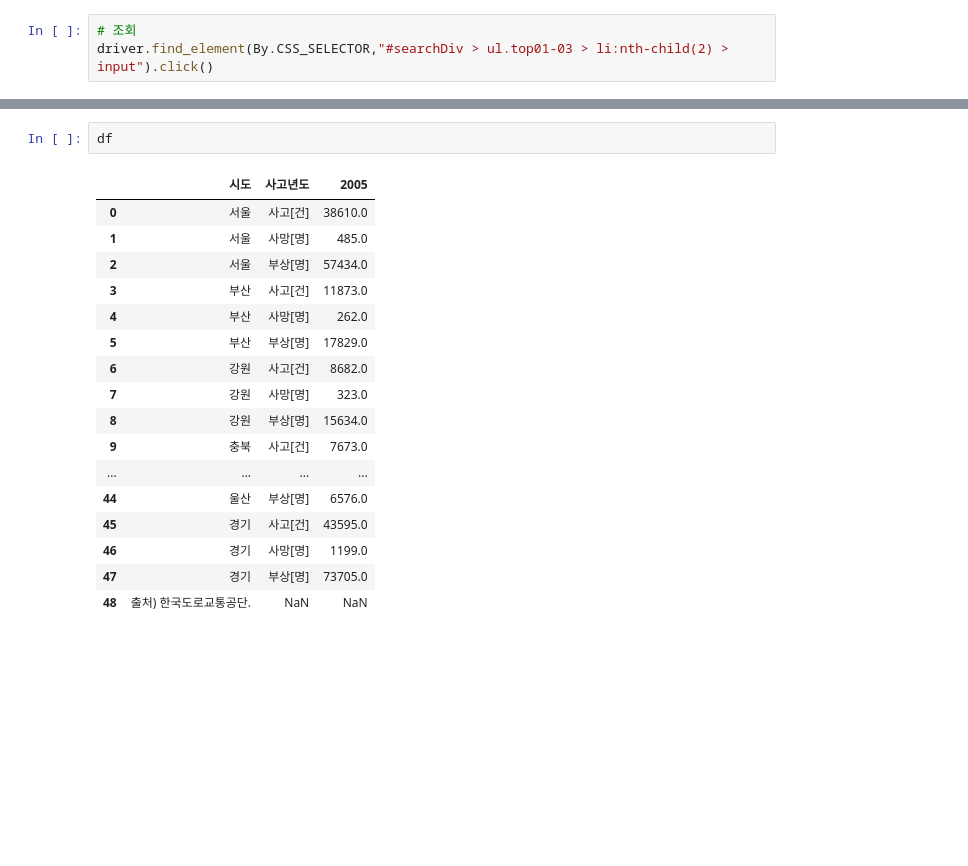
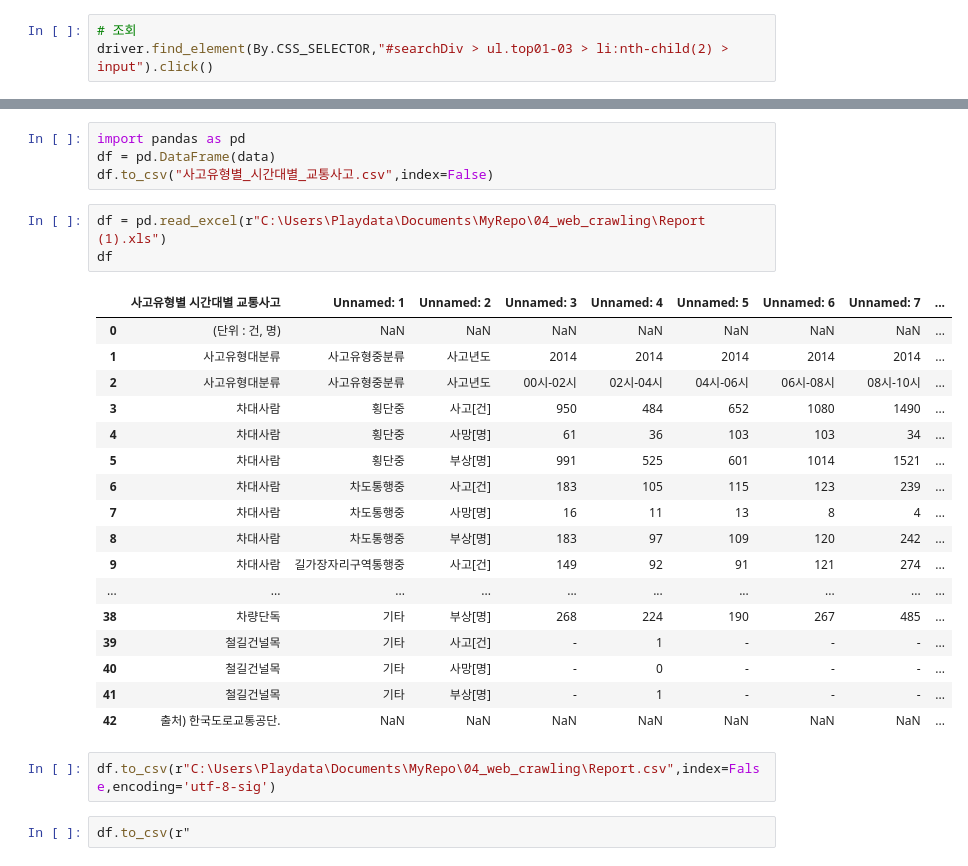
Before and after one commit to Koojh99/MyRepo, a Jupyter notebook: 04_web_crawling/웹 크롤링.ipynb, the cells around one changed output, grey strips where cells are left out. Drawn from its saved outputs; the diff is of its cells as text; blank space fills up the shorter version.

```diff
--- a/04_web_crawling/웹 크롤링.ipynb
+++ b/04_web_crawling/웹 크롤링.ipynb
@@ -135,20 +87,29 @@ df = pd.concat(df,ignore_index=True)
+# %%
+import pandas as pd
+df = pd.DataFrame(data)
+df.to_csv("사고유형별_시간대별_교통사고.csv",index=False)
+# %%
+df = pd.read_excel(r"C:\Users\Playdata\Documents\MyRepo\04_web_crawling\Report (1).xls")
+df
+# %% [output]
+|  | 사고유형별 시간대별 교통사고 | Unnamed: 1 | Unnamed: 2 | Unnamed: 3 | Unnamed: 4 | Unnamed: 5 | Unnamed: 6 | Unnamed: 7 | ... |
+| 0 | (단위 : 건, 명) | NaN | NaN | NaN | NaN | NaN | NaN | NaN | ... |
+| 1 | 사고유형대분류 | 사고유형중분류 | 사고년도 | 2014 | 2014 | 2014 | 2014 | 2014 | ... |
+| 2 | 사고유형대분류 | 사고유형중분류 | 사고년도 | 00시-02시 | 02시-04시 | 04시-06시 | 06시-08시 | 08시-10시 | ... |
+| 3 | 차대사람 | 횡단중 | 사고[건] | 950 | 484 | 652 | 1080 | 1490 | ... |
+| 4 | 차대사람 | 횡단중 | 사망[명] | 61 | 36 | 103 | 103 | 34 | ... |
+| 5 | 차대사람 | 횡단중 | 부상[명] | 991 | 525 | 601 | 1014 | 1521 | ... |
+| 6 | 차대사람 | 차도통행중 | 사고[건] | 183 | 105 | 115 | 123 | 239 | ... |
+| 7 | 차대사람 | 차도통행중 | 사망[명] | 16 | 11 | 13 | 8 | 4 | ... |
+| 8 | 차대사람 | 차도통행중 | 부상[명] | 183 | 97 | 109 | 120 | 242 | ... |
+| 9 | 차대사람 | 길가장자리구역통행중 | 사고[건] | 149 | 92 | 91 | 121 | 274 | ... |
+| ... | ... | ... | ... | ... | ... | ... | ... | ... | ... |
+| 38 | 차량단독 | 기타 | 부상[명] | 268 | 224 | 190 | 267 | 485 | ... |
+| 39 | 철길건널목 | 기타 | 사고[건] | - | 1 | - | - | - | ... |
+| 40 | 철길건널목 | 기타 | 사망[명] | - | 0 | - | - | - | ... |
+| 41 | 철길건널목 | 기타 | 부상[명] | - | 1 | - | - | - | ... |
+| 42 | 출처) 한국도로교통공단. | NaN | NaN | NaN | NaN | NaN | NaN | NaN | ... |
+# %%
+df.to_csv(r"C:\Users\Playdata\Documents\MyRepo\04_web_crawling\Report.csv",index=False,encoding='utf-8-sig')
 # %%
-df
+df.to_csv(r"
-# %% [output]
-|  | 시도 | 사고년도 | 2005 |
-| 0 | 서울 | 사고[건] | 38610.0 |
-| 1 | 서울 | 사망[명] | 485.0 |
-| 2 | 서울 | 부상[명] | 57434.0 |
-| 3 | 부산 | 사고[건] | 11873.0 |
-| 4 | 부산 | 사망[명] | 262.0 |
-| 5 | 부산 | 부상[명] | 17829.0 |
-| 6 | 강원 | 사고[건] | 8682.0 |
-| 7 | 강원 | 사망[명] | 323.0 |
-| 8 | 강원 | 부상[명] | 15634.0 |
-| 9 | 충북 | 사고[건] | 7673.0 |
-| ... | ... | ... | ... |
-| 44 | 울산 | 부상[명] | 6576.0 |
-| 45 | 경기 | 사고[건] | 43595.0 |
-| 46 | 경기 | 사망[명] | 1199.0 |
-| 47 | 경기 | 부상[명] | 73705.0 |
-| 48 | 출처) 한국도로교통공단. | NaN | NaN |
```
Also changed, not shown: parts of 24 cells of this notebook, 14 other files.
